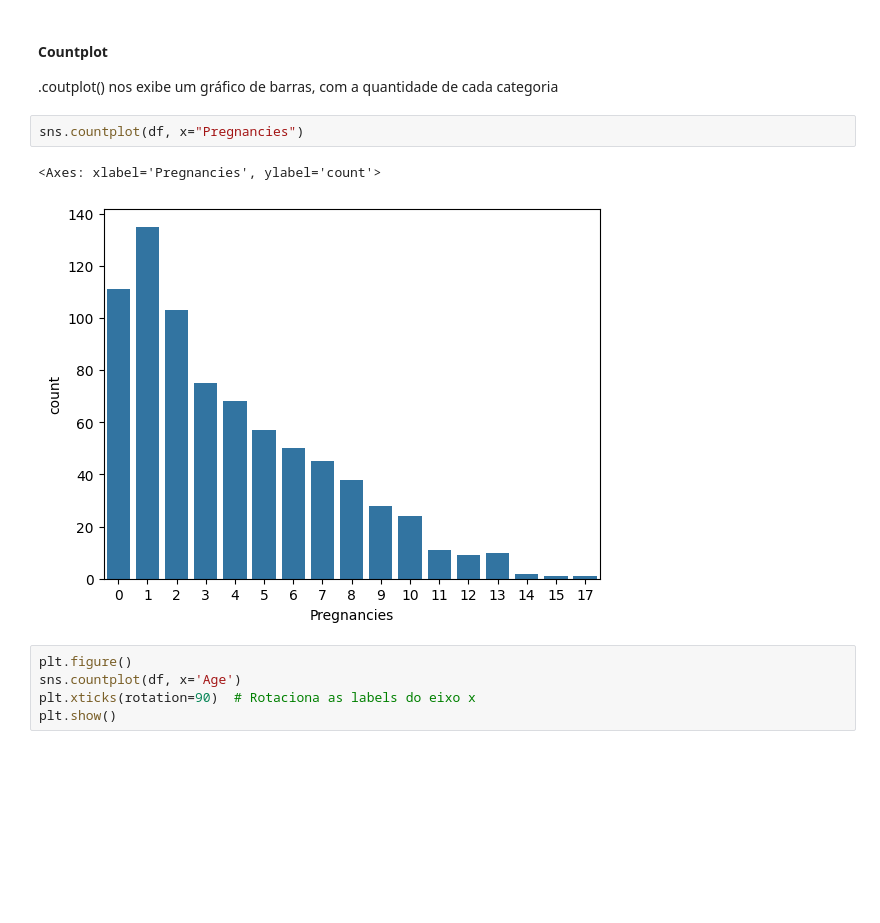
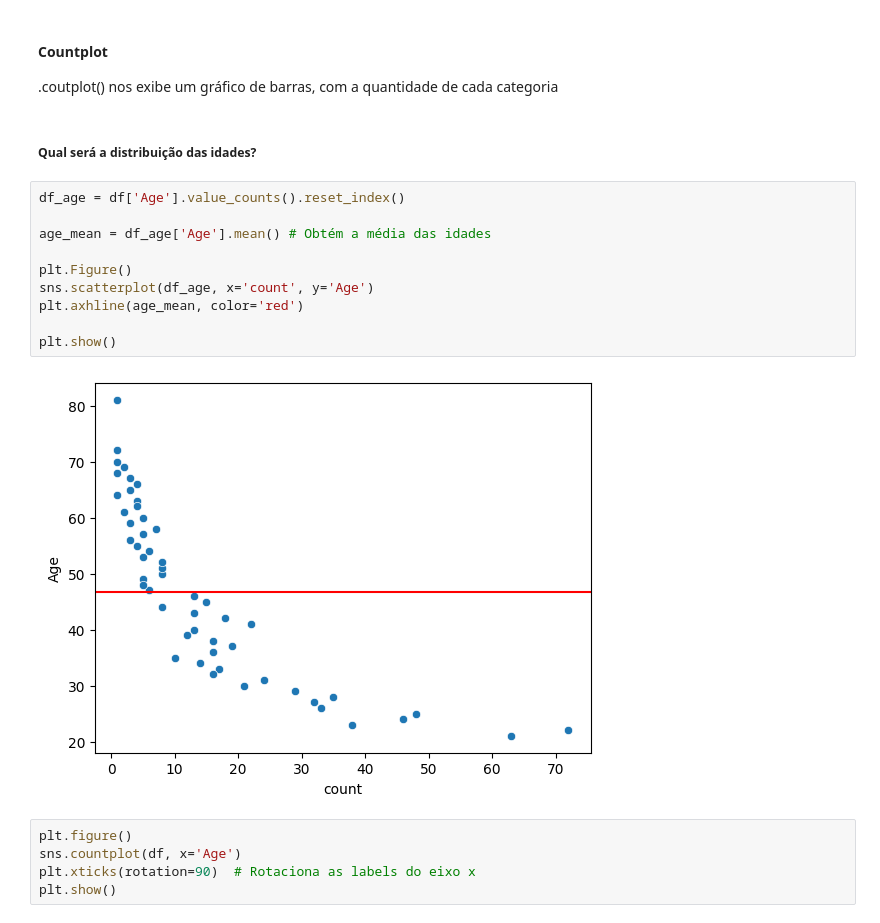
Before and after one commit to brfiso/Introducao_Ao_Python_Para_Ciencia_De_Dados, a Jupyter notebook: 2_Analise_Diabetes.ipynb, the cells around one changed output. Drawn from its saved outputs; the diff is of its cells as text; blank space fills up the shorter version.

```diff
--- a/2_Analise_Diabetes.ipynb
+++ b/2_Analise_Diabetes.ipynb
@@ -73,11 +71,20 @@ Usaremos a biblioteca seaborn para exibir gráficos dos nossos dados
 # %% [markdown]
 #### Countplot
 .coutplot() nos exibe um gráfico de barras, com a quantidade de cada categoria
-# %%
-sns.countplot(df, x="Pregnancies")
-# %% [output]
-<Axes: xlabel='Pregnancies', ylabel='count'>
-[figure]
+# %% [markdown]
+##### Qual será a distribuição das idades?
+# %%
+df_age = df['Age'].value_counts().reset_index()
+
+age_mean = df_age['Age'].mean() # Obtém a média das idades
+
+plt.Figure()
+sns.scatterplot(df_age, x='count', y='Age')
+plt.axhline(age_mean, color='red')
+
+plt.show()
+# %% [output]
+[figure, added]
 # %%
 plt.figure()
 sns.countplot(df, x='Age')
```
Also changed, not shown: parts of 11 cells of this notebook, 1 other file.
